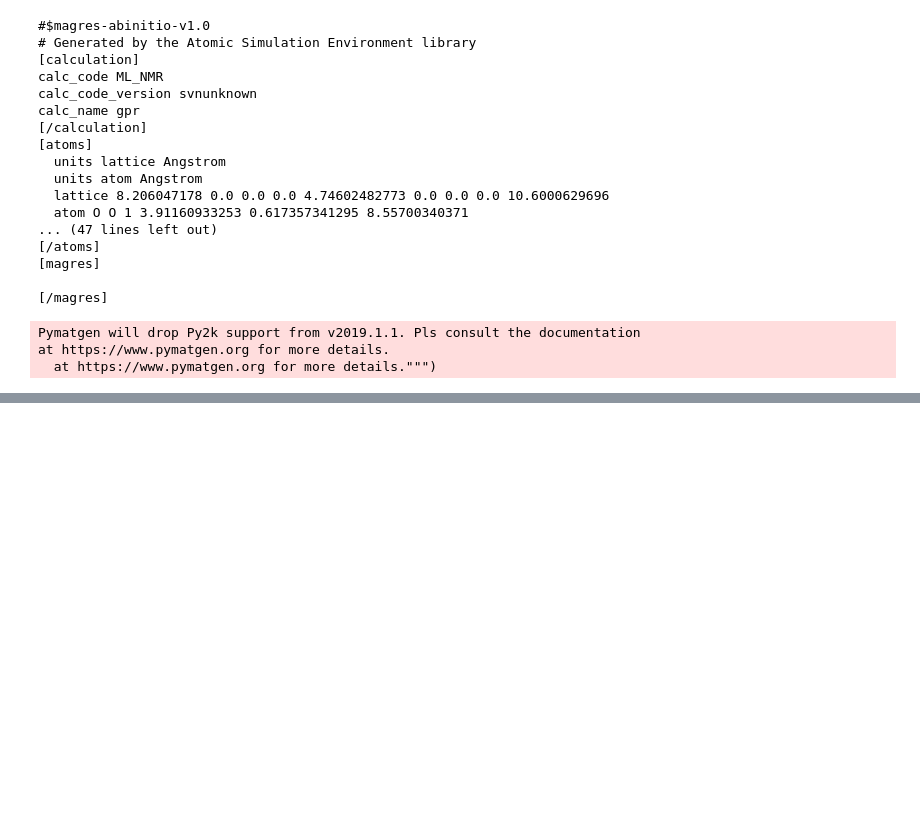
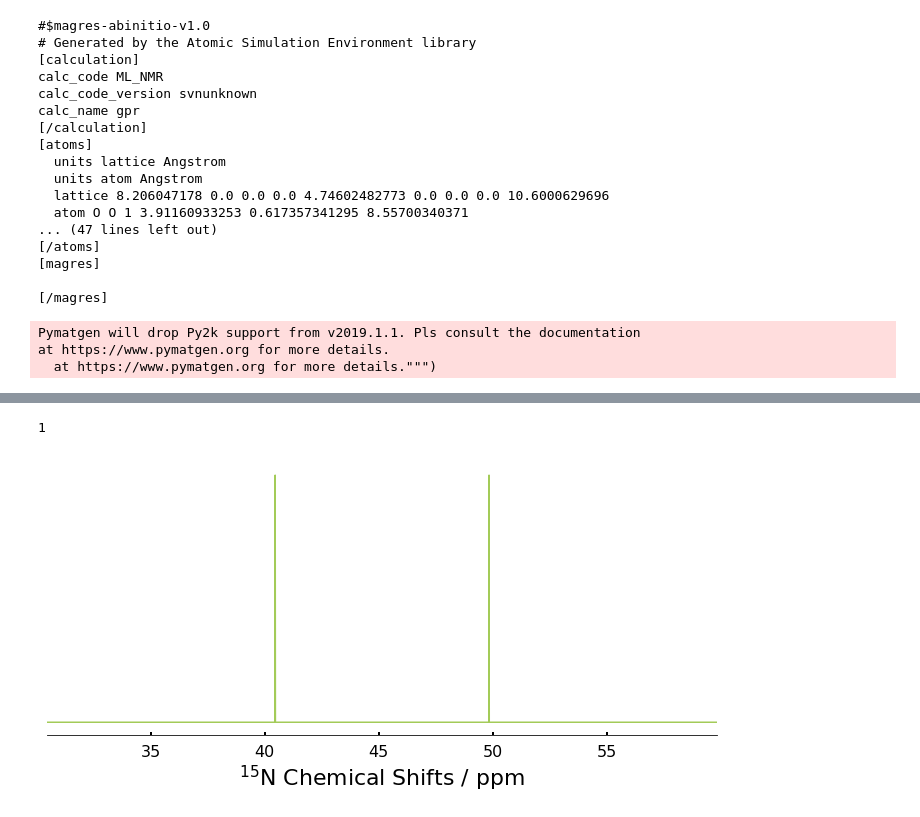
Before and after one commit to materialscloud-org/alpha-ml, a Jupyter notebook: webservice/Untitled.ipynb, the cells around one changed output, grey strips where cells are left out. Drawn from its saved outputs; the diff is of its cells as text; code cells hidden in the pictures; blank space fills up the shorter version.

```diff
--- a/webservice/Untitled.ipynb
+++ b/webservice/Untitled.ipynb
@@ -70,0 +285,35 @@ at https://www.pymatgen.org for more details.
+# %%
+def create_plot(sp,shieldings):
+    colors={1:'#1d4484',6:'#E42828',7:'#A3CB58',8:'#F47531'}
+    increment={1:2,6:5,7:10,8:10}
+    simbols={1:'H',6:'C',7:'N',8:'O'}
+    labels={1:'$^1$H',6:'$^{13}$C',7:'$^{15}$N',8:'$^{17}$O'}
+
+
+    '''
+    llim={1:-2,6:-5,7:-10,8:-50}
+    rlim={1:12,6:200,7:400,8:400}
+    if llim[sp]>min(shielding[numbers == sp]):
+        llim[sp]=min(shielding[numbers == sp])-increment[sp]
+    if rlim[sp]<max(shielding[numbers == sp]):
+        rlim[sp]=max(shielding[numbers == sp])+increment[sp]
+    t = np.arange(llim[sp], rlim[sp], 0.01)
+    '''
+
+    f = np.arange((min(shieldings)-increment[sp]), (max(shieldings)+increment[sp]), 0.01)
+    i = np.zeros(len(f))
+    idx=[np.isclose(f, it) for it in shieldings]
+    i[np.where(sum(idx)<>0)]=1
+    plt.figure(figsize=(12,5),frameon=False)
+    plt.tick_params(axis='y',which='both',left='off', labelleft='off')
+    plt.plot(f,i,color=colors[sp])
+    ax = plt.gca()
+    ax.tick_params(direction='in', length=3, width=2, labelsize=16, pad=10)
+    ax.yaxis.set_ticks_position('none')
+    ax.spines['left'].set_visible(False)
+    ax.spines['right'].set_visible(False)
+    ax.spines['top'].set_visible(False)
+    ax.set_xlim(min(f), max(f));
+    ax.set_xlabel("{} Chemical Shifts / ppm".format(labels[sp]),fontsize=22)
+    plt.savefig('static/jsmol/data/uploaded/{}SPECTRUM_UPLOADED.png'.format(simbols[sp]),bbox_inches='tight')
+    return 1
@@ -70,0 +326,5 @@ at https://www.pymatgen.org for more details.
+# %%
+create_plot(7,shielding[numbers==7])
+# %% [output]
+1
+[figure, added]
```
Also changed, not shown: parts of 59 cells of this notebook, 8 other files.
